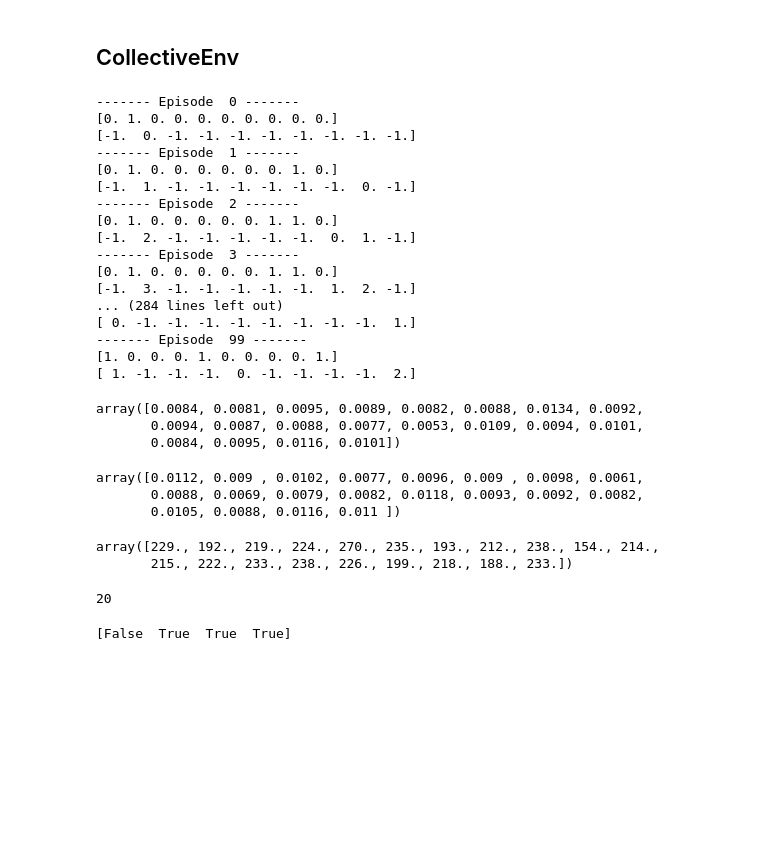
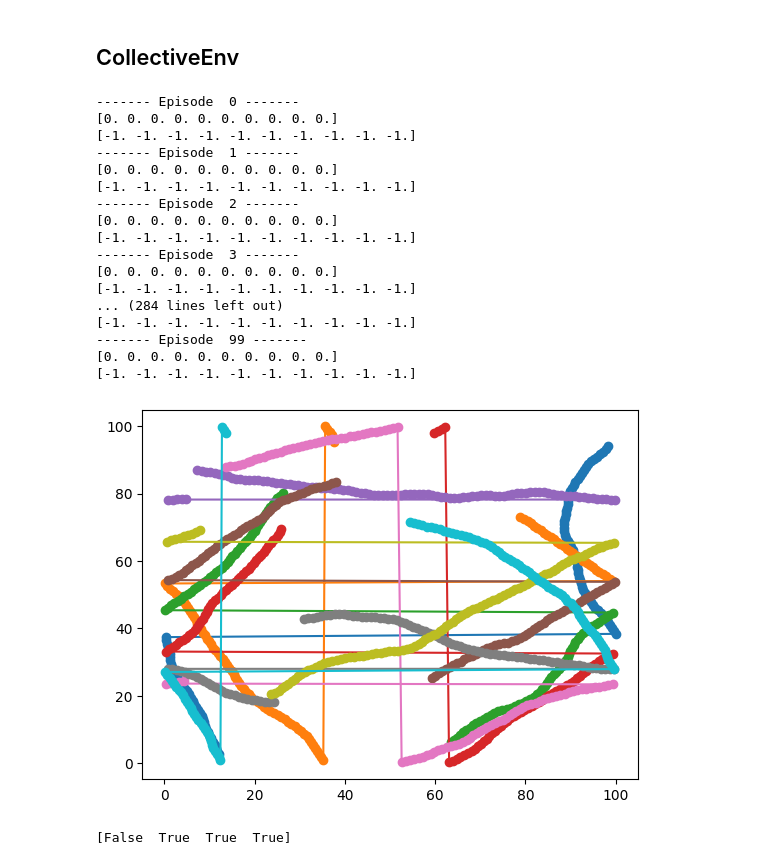
Before and after one commit to gorkamunoz/rl_opts, a Jupyter notebook: nbs/lib_nbs/11_environments_numba.ipynb, the cells around one changed output. Drawn from its saved outputs; the diff is of its cells as text; code cells hidden in the pictures; blank space fills up the shorter version.

Commit message:
add no-random moving method

```diff
--- a/nbs/lib_nbs/11_environments_numba.ipynb
+++ b/nbs/lib_nbs/11_environments_numba.ipynb
@@ -1146,9 +1181,9 @@ class CollectiveEnv():
     def agents_in_cone(self):
         return multi_agents_in_cone(self.positions, self.current_directions, self.visual_range, self.visual_angle)
 # %%
-env = CollectiveEnv(num_agents = 10, L = 1, Nt = 1,
+env = CollectiveEnv(num_agents = 10, L = 100, Nt = 1,
                     shared_depletion = False,
-                    tau_reward = 3, tau = 3)
+                    tau_reward = 3, tau = 3, upd_pos_method = 'LR', turn_angle = 0.1)
 
 episodes = 100
 
@@ -1157,9 +1192,16 @@ env.init_env()
 rews = np.zeros((episodes, env.num_agents))
 agents_spotted = np.zeros((episodes, env.num_agents))
 
+positions = np.zeros((episodes, env.num_agents, 2))
+
 for ep in range(episodes):
    print('------- Episode ', ep, '-------')
-   action = np.bool(np.random.randint(0, 2, size=env.num_agents)) # Random actions for all agents
+
+   if env.upd_pos_method == 'LR':
+       action = np.random.randint(0, 3, size=env.num_agents) # Random actions for all agents (0: continue, 1: turn left, 2: turn right)
+   elif env.upd_pos_method == 'RND':
+       action = np.bool(np.random.randint(0, 2, size=env.num_agents)) # Random actions for all agents
+
 
    # env.update_pos(action)
    # env.update_target_state()
@@ -1168,6 +1210,8 @@ for ep in range(episodes):
    rews[ep] = env.step(action)
 
    # agents_spotted[ep] = env.agents_in_cone()
+
+   positions[ep] = env.positions
 
    if env.shared_depletion:
       print(env.target_state[0])
@@ -1182,43 +1226,27 @@ for ep in range(episodes):
    env.check_bc()
 # %% [output]
 ------- Episode  0 -------
-[0. 1. 0. 0. 0. 0. 0. 0. 0. 0.]
-[-1.  0. -1. -1. -1. -1. -1. -1. -1. -1.]
+[0. 0. 0. 0. 0. 0. 0. 0. 0. 0.]
+[-1. -1. -1. -1. -1. -1. -1. -1. -1. -1.]
 ------- Episode  1 -------
-[0. 1. 0. 0. 0. 0. 0. 0. 1. 0.]
-[-1.  1. -1. -1. -1. -1. -1. -1.  0. -1.]
+[0. 0. 0. 0. 0. 0. 0. 0. 0. 0.]
+[-1. -1. -1. -1. -1. -1. -1. -1. -1. -1.]
 ------- Episode  2 -------
-[0. 1. 0. 0. 0. 0. 0. 1. 1. 0.]
-[-1.  2. -1. -1. -1. -1. -1.  0.  1. -1.]
+[0. 0. 0. 0. 0. 0. 0. 0. 0. 0.]
+[-1. -1. -1. -1. -1. -1. -1. -1. -1. -1.]
 ------- Episode  3 -------
-[0. 1. 0. 0. 0. 0. 0. 1. 1. 0.]
-[-1.  3. -1. -1. -1. -1. -1.  1.  2. -1.]
+[0. 0. 0. 0. 0. 0. 0. 0. 0. 0.]
+[-1. -1. -1. -1. -1. -1. -1. -1. -1. -1.]
 ... (284 lines left out)
-[ 0. -1. -1. -1. -1. -1. -1. -1. -1.  1.]
+[-1. -1. -1. -1. -1. -1. -1. -1. -1. -1.]
 ------- Episode  99 -------
-[1. 0. 0. 0. 1. 0. 0. 0. 0. 1.]
-[ 1. -1. -1. -1.  0. -1. -1. -1. -1.  2.]
+[0. 0. 0. 0. 0. 0. 0. 0. 0. 0.]
+[-1. -1. -1. -1. -1. -1. -1. -1. -1. -1.]
-# %%
-rews.sum(0)/episodes
-# %% [output]
-array([0.0084, 0.0081, 0.0095, 0.0089, 0.0082, 0.0088, 0.0134, 0.0092,
-       0.0094, 0.0087, 0.0088, 0.0077, 0.0053, 0.0109, 0.0094, 0.0101,
-       0.0084, 0.0095, 0.0116, 0.0101])
-# %%
-rews.sum(0)/episodes
-# %% [output]
-array([0.0112, 0.009 , 0.0102, 0.0077, 0.0096, 0.009 , 0.0098, 0.0061,
-       0.0088, 0.0069, 0.0079, 0.0082, 0.0118, 0.0093, 0.0092, 0.0082,
-       0.0105, 0.0088, 0.0116, 0.011 ])
-# %%
-agents_spotted.sum(0)
-# %% [output]
-array([229., 192., 219., 224., 270., 235., 193., 212., 238., 154., 214.,
-       215., 222., 233., 238., 226., 199., 218., 188., 233.])
-# %%
-env.num_agents
-# %% [output]
-20
+# %%
+for p in positions.transpose(1, 0, 2):
+    plt.plot(p[:, 0], p[:, 1], 'o-')
+# %% [output]
+[figure, added]
 # %%
 env = CollectiveEnv(num_agents = 5, L = 50)
 
```
Also changed, not shown: parts of 1 cell of this notebook, 2 other files.
